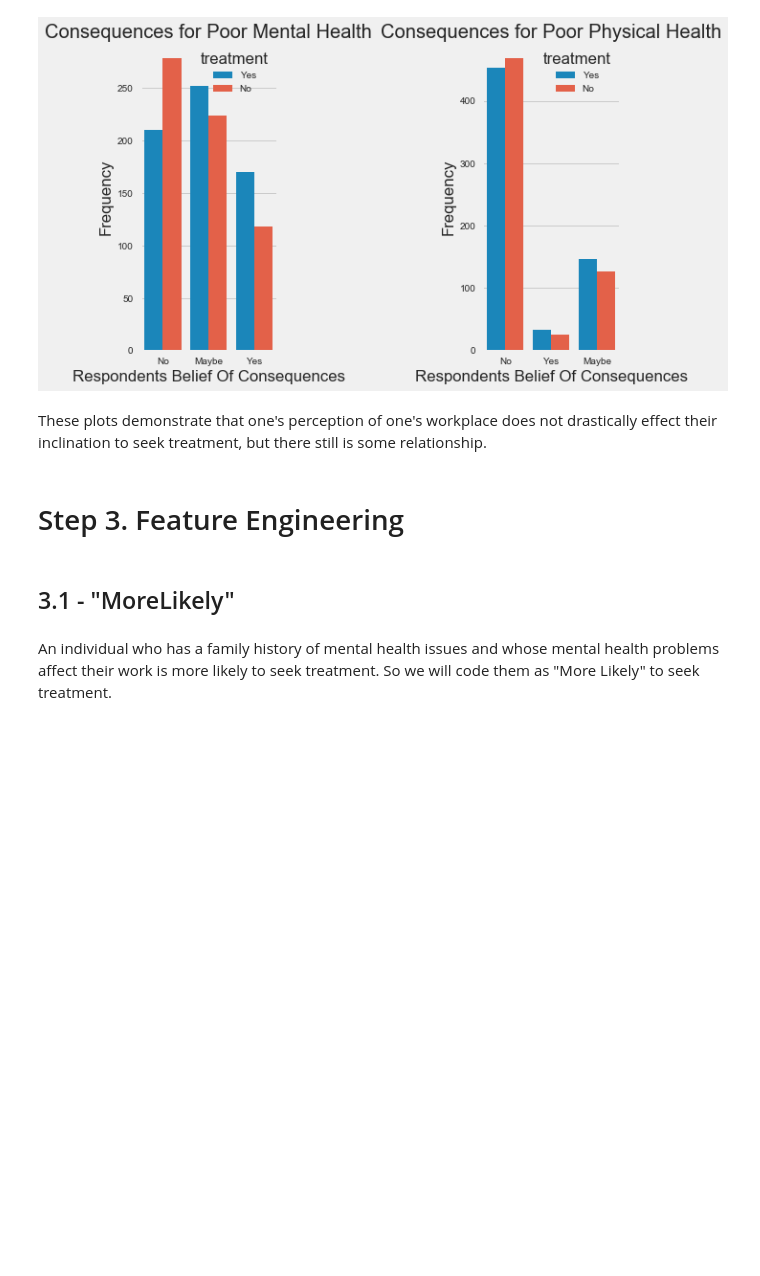
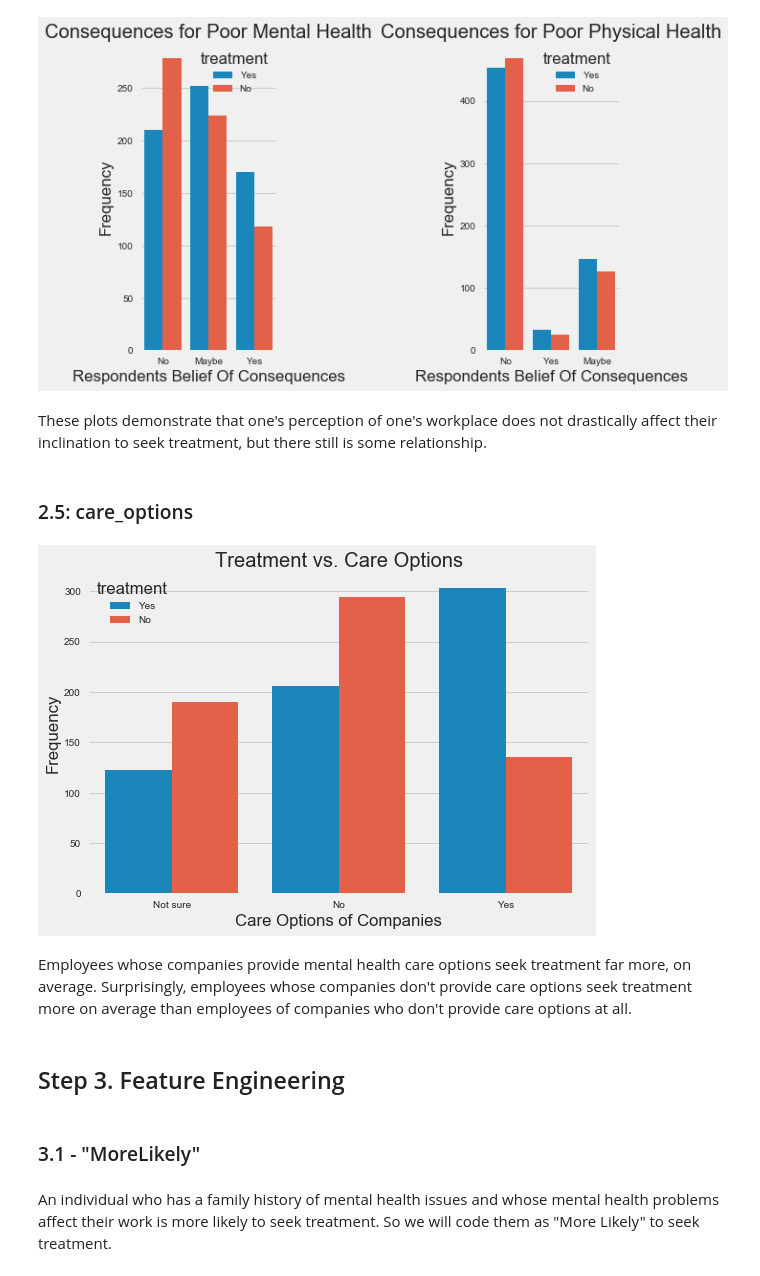
Before and after one commit to Carl-Lejerskar/Stats131Project, a Jupyter notebook: Final Project Notebook.ipynb, the cells around one changed output. Saved outputs shown, nothing was run; the diff lists cells and outputs as text; code cells hidden in the pictures; blank space fills up the shorter version.

```diff
--- a/Final Project Notebook.ipynb
+++ b/Final Project Notebook.ipynb
@@ -431,11 +436,23 @@ plt.show()
 # %% [output]
 [figure]
 # %% [markdown]
-These plots demonstrate that one's perception of one's workplace does not drastically effect their inclination to seek treatment, but there still is some relationship.
+These plots demonstrate that one's perception of one's workplace does not drastically affect their inclination to seek treatment, but there still is some relationship.
+# %% [markdown]
+### 2.5: care_options
+# %%
+sns.countplot(df.care_options, hue = df.treatment)
+plt.title('Treatment vs. Care Options')
+plt.ylabel('Frequency')
+plt.xlabel('Care Options of Companies')
+plt.show()
+# %% [output]
+[figure, added]
+# %% [markdown]
+Employees whose companies provide mental health care options seek treatment far more, on average. Surprisingly, employees whose companies don't provide care options seek treatment more on average than employees of companies who don't provide care options at all.
 # %% [markdown]
-# Step 3. Feature Engineering
+## Step 3. Feature Engineering
 # %% [markdown]
-## 3.1 - "MoreLikely"
+### 3.1 - "MoreLikely"
 # %% [markdown]
 An individual who has a family history of mental health issues and whose mental health problems affect their work is more likely to seek treatment. So we will code them as "More Likely" to seek treatment.
 # %%
```
Also changed, not shown: parts of 41 cells of this notebook.
